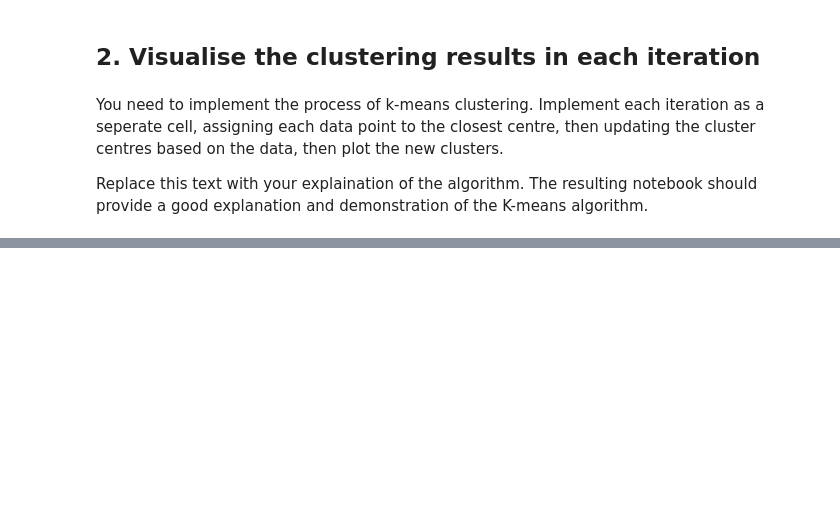
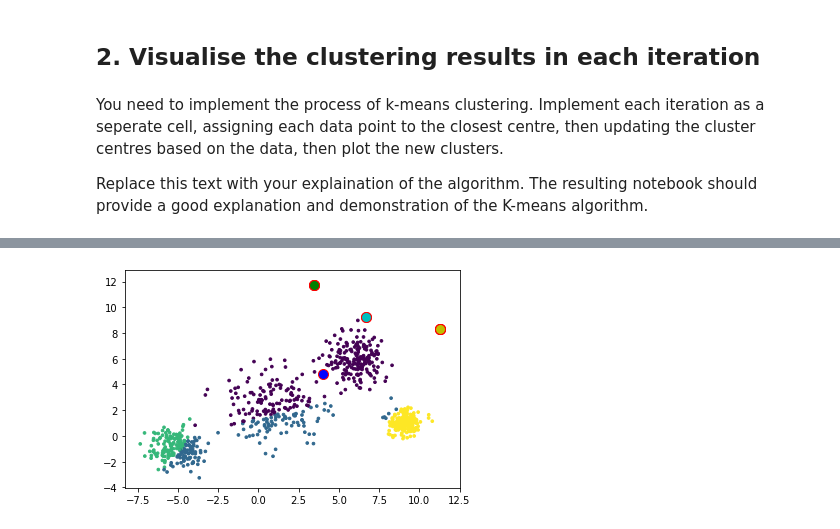
Before and after one commit to Phllips/Portfolio, a Jupyter notebook: Portfolio 3.ipynb, the cells around one changed output, grey strips where cells are left out. Saved outputs shown, nothing was run; the diff lists cells and outputs as text; code cells hidden in the pictures; blank space fills up the shorter version.

```diff
--- a/Portfolio 3.ipynb
+++ b/Portfolio 3.ipynb
@@ -121,0 +141,9 @@ print(cluster)
+# %%
+colmap = {0: 'b', 1: 'c', 2: 'g', 3: 'y'}
+
+plt.scatter(data[:,0], data[:,1], s=7, c=cluster)
+
+for i in range(k):
+    plt.scatter(fixedcentres[i:,0], fixedcentres[i:,1], s=100, c = colmap[i], edgecolors='r')
+# %% [output]
+[figure, added]
```
Also changed, not shown: parts of 17 cells of this notebook.
